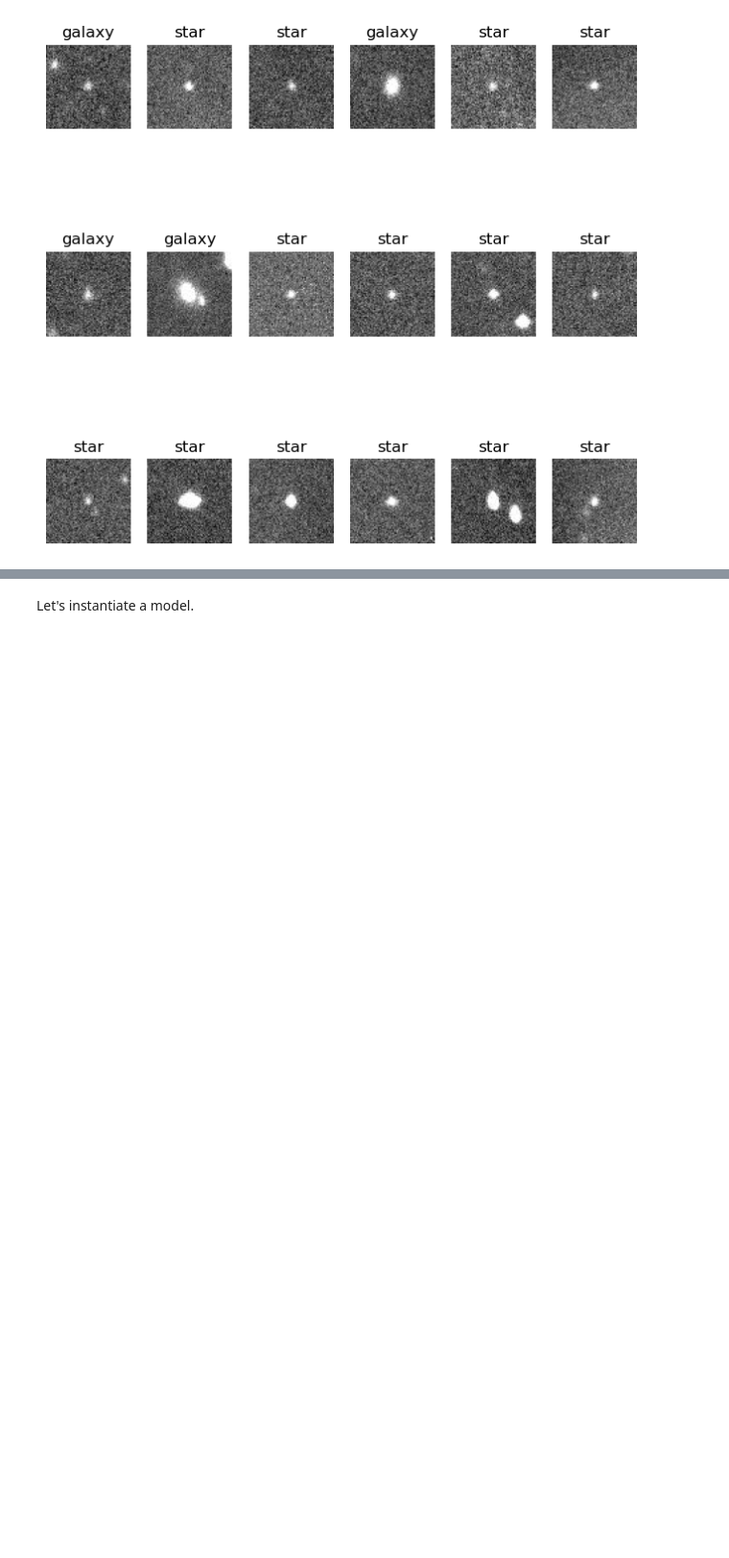
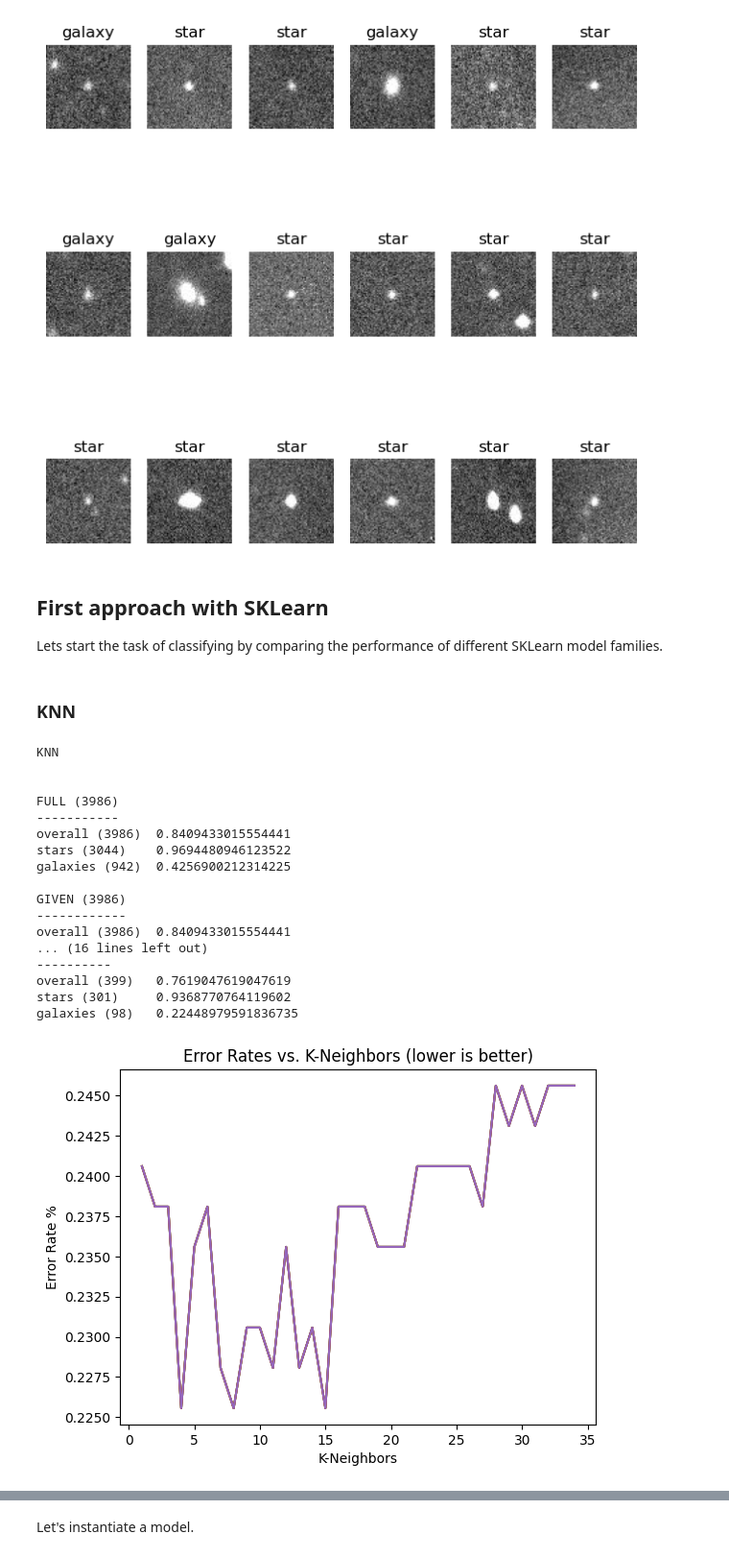
Before and after one commit to pavalos6401/ml-term-project, a Jupyter notebook: notebook.ipynb, the cells around one changed output, grey strips where cells are left out. Shown at 96% size. Cells and saved outputs as stored; diff of their text form; code cells hidden in the pictures; blank space fills up the shorter version.

Commit message:
SKLearn section added

```diff
--- a/notebook.ipynb
+++ b/notebook.ipynb
@@ -84,3 +228,32 @@ plot_images(
 )
 # %% [output]
 [figure]
+# %% [markdown]
+## First approach with SKLearn
+
+Lets start the task of classifying by comparing the performance of different SKLearn model families.
+# %% [markdown]
+### KNN
+# %%
+print("KNN\n")
+model = KNeighborsClassifier(n_neighbors=3)
+train_test_model_knn(model, dataset.data, dataset.target)
+# %% [output]
+KNN
+
+
+FULL (3986)
+-----------
+overall (3986)  0.8409433015554441
+stars (3044)    0.9694480946123522
+galaxies (942)  0.4256900212314225
+
+GIVEN (3986)
+------------
+overall (3986)  0.8409433015554441
+... (16 lines left out)
+----------
+overall (399)   0.7619047619047619
+stars (301)     0.9368770764119602
+galaxies (98)   0.22448979591836735
+[figure, added]
```
Also changed, not shown: parts of 16 cells of this notebook.
